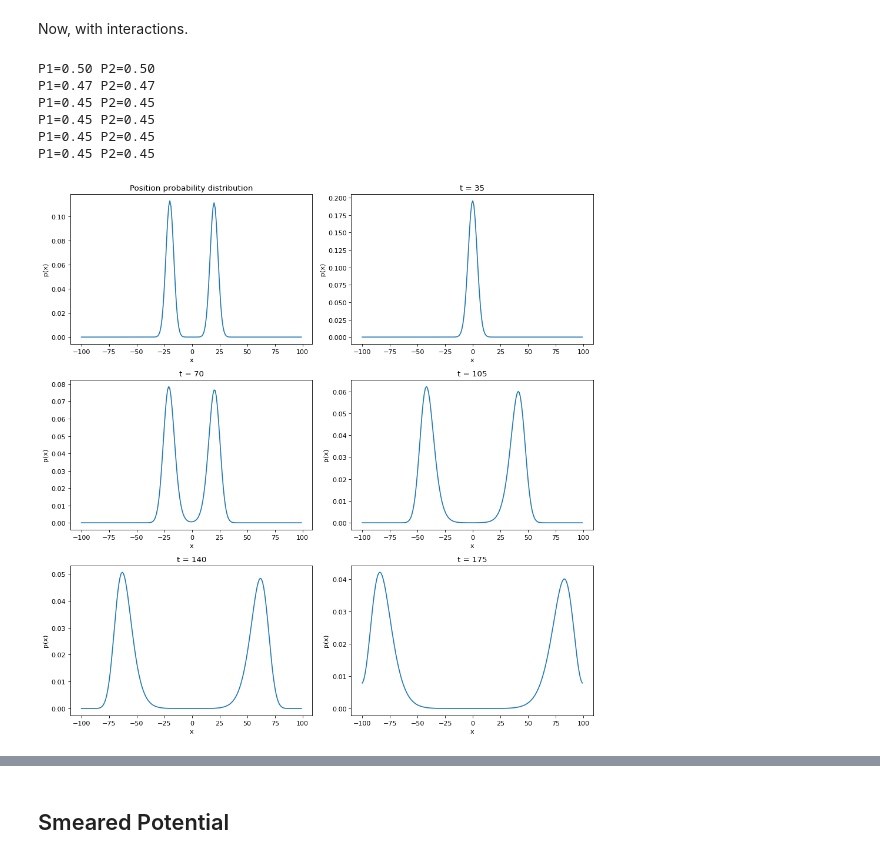
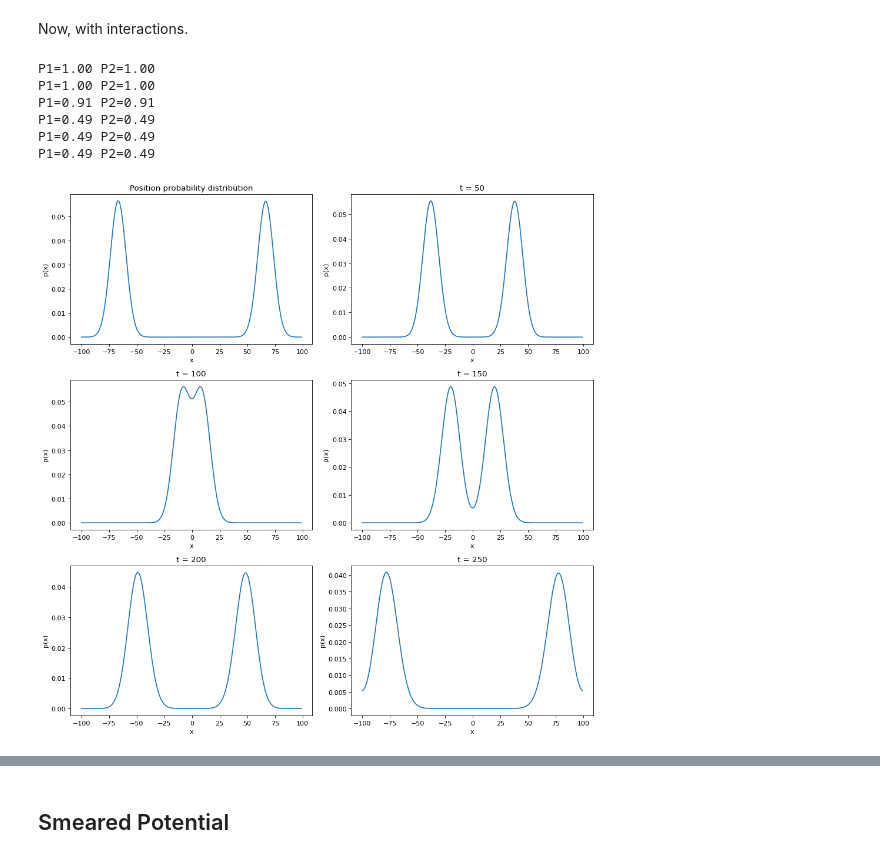
Before and after one commit to af-rotundo/qca, a Jupyter notebook: jupyter/thirring.ipynb, the cells around one changed output, grey strips where cells are left out. Cells and saved outputs as stored; diff of their text form; code cells hidden in the pictures.

```diff
--- a/jupyter/thirring.ipynb
+++ b/jupyter/thirring.ipynb
@@ -51,17 +54,18 @@ Wall time: 13.1 ms
 # %% [markdown]
 Let's first consider the free evolution
+# %%
+k0 = np.pi/4
+k0s = [k0, -k0]
+x0s = [-2*L/3, 2*L/3]
+sigma_k_s = 2*[0.1]
+signs = [1,1]
+n_steps = 5
+step = 50
 # %%
-k0 = np.pi/3
-k0s = [k0, -k0]
-x0s = [-2*L/3, 2*L/3]
-sigma_k_s = 2*[0.1]
-signs = 2*[1]
 qca.psi = qca.in_state(k0s, x0s, sigma_k_s, signs)
 fig = plt.figure(figsize=(12, 12), dpi=80)
 fig.add_subplot(3, 2, 1)
 plt.title(f't = 0')
-n_steps = 5
-step = 40
 plot_px(qca)
 for i in range(n_steps):
     qca.evolve(step)
@@ -98,40 +102,29 @@ plt.show()
 # %% [markdown]
 Now, with interactions.
-# %%
-signs = [1, 1]
-sigma_k_s = [0.2, 0.2]
-x0 = 20
-x0s = [-x0, x0]
-dk = np.pi/L
-k0 = L*dk/4
-p0 = 0
-k0s = [p0+k0, p0-k0]
 # %%
-chi = np.pi/4
+chi = 2*np.pi/3
 qca = Thirring(L=L, n_particles=n, theta=theta, chi=chi)
 qca.psi = qca.in_state(k0s, x0s, sigma_k_s, signs)
 # %%
 fig = plt.figure(figsize=(12, 12), dpi=80)
 fig.add_subplot(3, 2, 1)
 plt.title(f't = 0')
 plot_px(qca)
-n_steps = 5
-step = 35
 for i in range(n_steps):
     qca.evolve(step)
     fig.add_subplot(3, 2, i+2)
     plot_px(qca)
     plt.title(f't = {step*(i+1)}')
 fig.tight_layout()
 plt.show()
 # %% [output]
-P1=0.50 P2=0.50
-P1=0.47 P2=0.47
-P1=0.45 P2=0.45
-P1=0.45 P2=0.45
-P1=0.45 P2=0.45
-P1=0.45 P2=0.45
+P1=1.00 P2=1.00
+P1=1.00 P2=1.00
+P1=0.91 P2=0.91
+P1=0.49 P2=0.49
+P1=0.49 P2=0.49
+P1=0.49 P2=0.49
-[figure, old version]
+[figure, new version]
 # %%
 qca.psi = qca.in_state(k0s, x0s, sigma_k_s, signs)
 fig = plt.figure(figsize=(12, 12), dpi=80)
```
Also changed, not shown: parts of 8 cells of this notebook, 9 other files.
